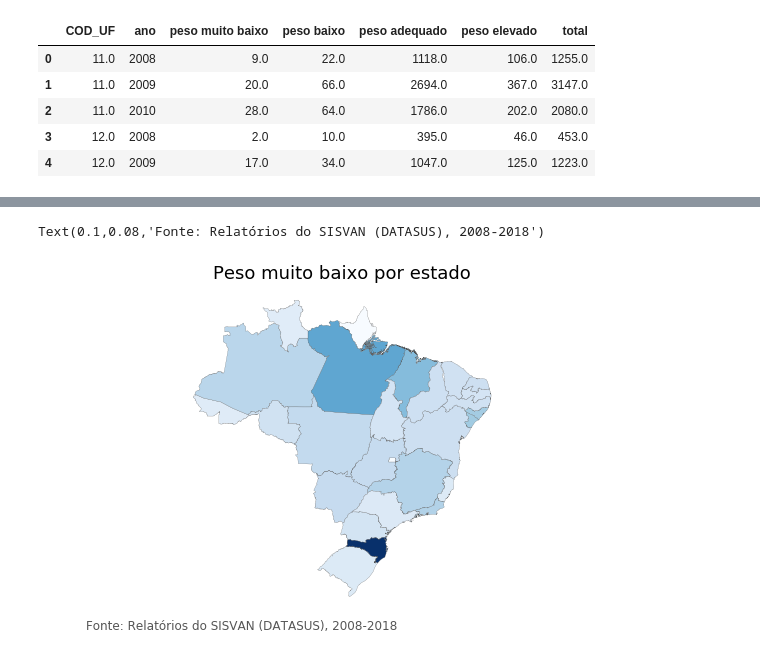
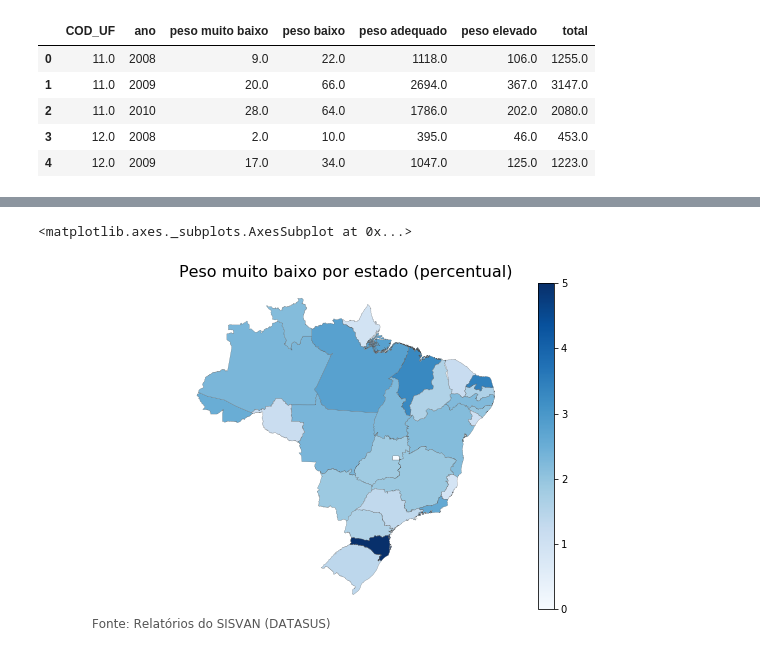
Before and after one commit to PedroVitorino-ICS/ICD_20182, a Jupyter notebook: map_plot.ipynb, the cells around one changed output, grey strips where cells are left out. Cells and saved outputs as stored; diff of their text form; code cells hidden in the pictures.

Commit message:
Organizando diretório e melhorando pequenos detalhes no mapa.

```diff
--- a/map_plot.ipynb
+++ b/map_plot.ipynb
@@ -3,7 +3,7 @@ import geopandas as gpd
 import pandas as pd
 import matplotlib.pyplot as mpl
 # %%
-geodf = gpd.read_file("Brasil.shp")
+geodf = gpd.read_file("shapes/Brasil.shp")
 #geodf
 geodf.head()
 # %% [output]
@@ -81,9 +80,15 @@ merged.head()
 | 2 | Acre | Norte | 12.0 | AC | POLYGON ((-73.8009788422554 -7.11... | 2010 | 18.0 | 46.0 | 928.0 | ... |
 | 3 | Alagoas | Nordeste | 27.0 | AL | (POLYGON ((-36.39119330741482 -10... | 2008 | 49.0 | 60.0 | 3135.0 | ... |
 | 4 | Alagoas | Nordeste | 27.0 | AL | (POLYGON ((-36.39119330741482 -10... | 2009 | 122.0 | 255.0 | 9312.0 | ... |
+# %%
+# Altere aqui o ano que você deseja ver os dados.
+year = 2010
+# Altere aqui para mudar o que será exibido pelo mapa!
+# Ex: 'percentual muito baixo', 'total', 'peso elevado'
+variable = 'percentual muito baixo'
 # %%
 #Pegando informações apenas do ano desejado
-merged2008 = merged.loc[merged['ano'] == 2008]
-merged2008.head()
+merged_year = merged.loc[merged['ano'] == year]
+merged_year.head()
 # %% [output]
 |  | ESTADOS | REGIAO | COD_UF | UF | geometry | ano | peso muito baixo | peso baixo | peso adequado | ... |
@@ -95,12 +100,21 @@ merged2008.head()
 # %%
-variable = 'percentual muito baixo'
-#vmin, vmax = 0, 5 # A range do mapa coroplético
 fig, ax = mpl.subplots(1, figsize=(10, 6))
-merged2008.plot(column=variable, cmap='Blues', linewidth=0.2, ax=ax, edgecolor='0.3')
+merged_year.plot(column=variable, cmap='Blues', linewidth=0.2, ax=ax, edgecolor='0.3')
+
 ax.axis('off')
-ax.set_title('Peso muito baixo por estado', fontdict={'fontsize': '18'})
-ax.annotate('Fonte: Relatórios do SISVAN (DATASUS), 2008-2018', xy=(0.1, .08), xycoords='figure fraction',
+ax.set_title('Peso muito baixo por estado (percentual)', fontdict={'fontsize': '16'})
+ax.annotate('Fonte: Relatórios do SISVAN (DATASUS)', xy=(0.1, .08), xycoords='figure fraction',
             horizontalalignment='left', verticalalignment='top', fontsize=12, color='#555555')
+
+# Barra de cores
+vmin, vmax = 0, 5
+sm = mpl.cm.ScalarMappable(cmap='Blues', norm=mpl.Normalize(vmin=vmin, vmax=vmax))
+# empty array for the data range
+sm._A = []
+# add the colorbar to the figure
+cbar = fig.colorbar(sm)
+
+ax
 # %% [output]
-Text(0.1,0.08,'Fonte: Relatórios do SISVAN (DATASUS), 2008-2018')
+<matplotlib.axes._subplots.AxesSubplot at 0x...>
-[figure, old version]
+[figure, new version]
```
Also changed, not shown: parts of 3 cells of this notebook, 8 other files.
